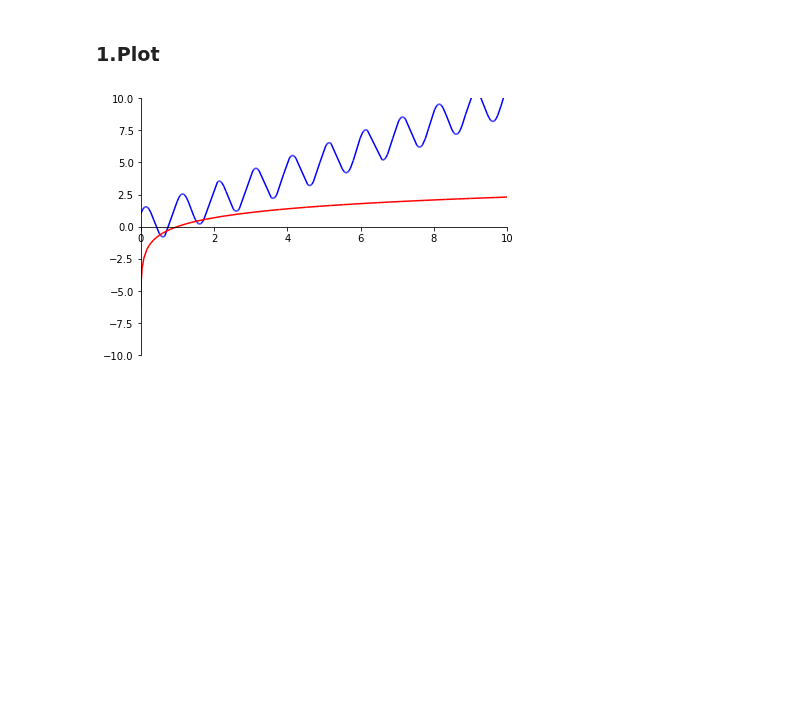
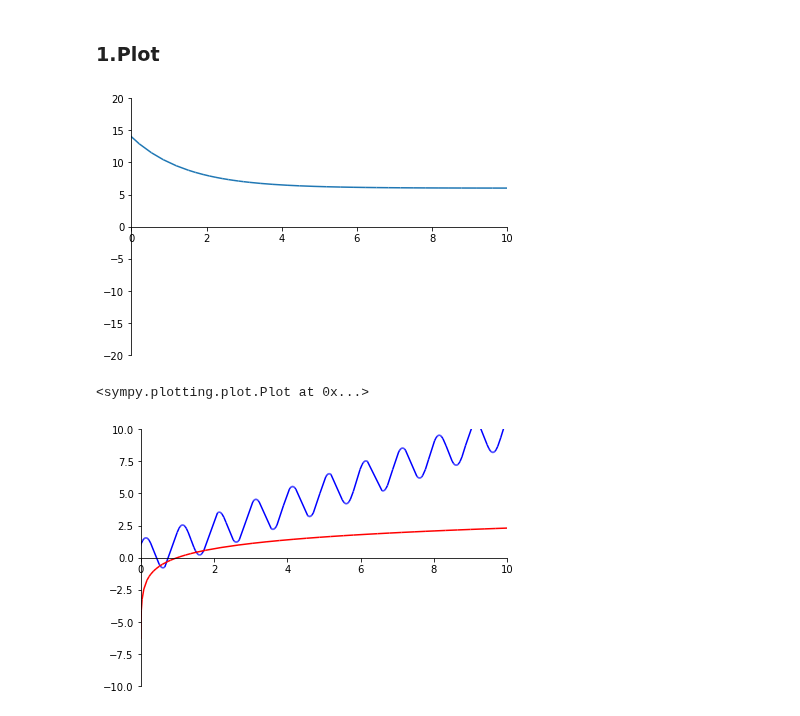
Before and after one commit to eddylin2015/mathsym, a Jupyter notebook: PF404對數運算基礎.ipynb, the cells around one changed output. Saved outputs shown, nothing was run; the diff lists cells and outputs as text; code cells hidden in the pictures; blank space fills up the shorter version.

```diff
--- a/PF404對數運算基礎.ipynb
+++ b/PF404對數運算基礎.ipynb
@@ -292,6 +292,29 @@ $   \log_{10}{160}+\log_{10}{60}-\log_{10}{800} = log(2)/log(10) + log(6)/log(10
 ## X.其他參考:
 # %% [markdown]
 ### 1.Plot
+# %%
+# Perquisites
+import datetime
+import numpy as np
+import sympy as sp
+from sympy.geometry import Point, Circle, Triangle, Segment, Line, RegularPolygon
+import random
+import math
+from IPython.display import Latex,HTML,Markdown                 #網頁顯示數學符號
+from sympy.plotting import plot
+from sympy import pi
+x,y,z = sp.symbols('x,y,z',positive=True)
+a, n = sp.symbols('a n',real=True)
+
+
+expr2= sp.log(x)
+#plot(expr2)
+
+expr2=(x,8* 2**(-x)+6 )
+sp.plot_parametric(expr2, (x, -10,10 ), xlim =(0,10),ylim =(-20,20))
+# %% [output]
+[figure, added]
+<sympy.plotting.plot.Plot at 0x...>
 # %%
 # Perquisites
 import datetime
```
Also changed, not shown: parts of 1 cell of this notebook, 7 other files.
